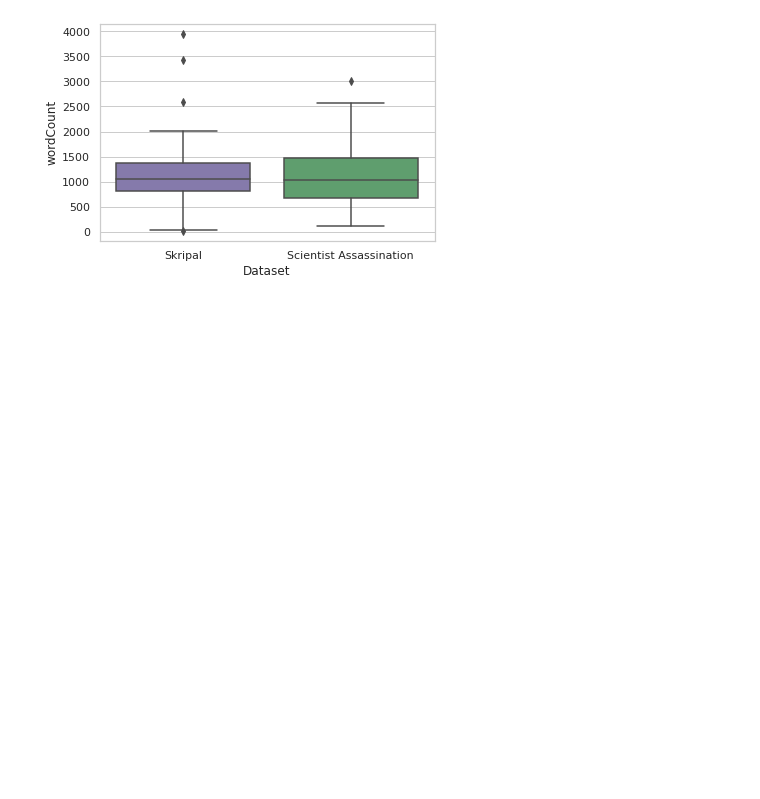
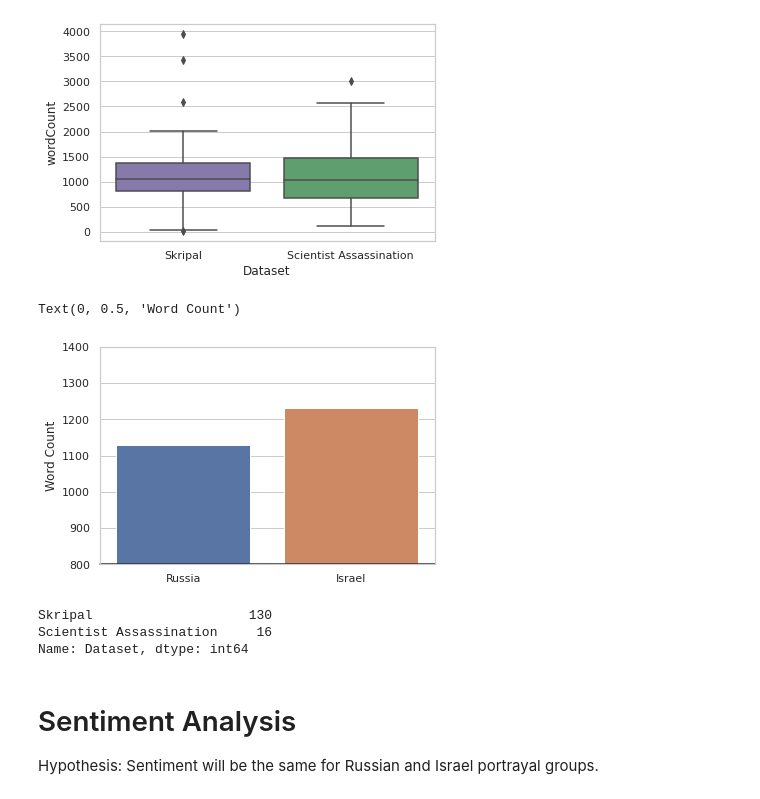
Before and after one commit to MatthiasRathbun/phil2_3127_fall2020, a Jupyter notebook: data/Analysis Sandbox - NYT.ipynb, the cells around one changed output. Drawn from its saved outputs; the diff is of its cells as text; code cells hidden in the pictures; blank space fills up the shorter version.

```diff
--- a/data/Analysis Sandbox - NYT.ipynb
+++ b/data/Analysis Sandbox - NYT.ipynb
@@ -144,3 +146,21 @@ sns.boxplot(x="Dataset", y="wordCount", palette=["m", "g"],
 # %% [output]
 <AxesSubplot:xlabel='Dataset', ylabel='wordCount'>
 [figure]
+# %%
+sns.barplot(x=['Russia', 'Israel'], y=[df[df['Dataset'] == "Skripal"]['wordCount'].mean(), df[df['Dataset'] == "Scientist Assassination"]['wordCount'].mean()], palette="deep")
+plt.axhline(800, color="k", clip_on=False)
+plt.ylim(800,1400)
+plt.ylabel("Word Count")
+# %% [output]
+Text(0, 0.5, 'Word Count')
+[figure, added]
+# %%
+df['Dataset'].value_counts()
+# %% [output]
+Skripal                    130
+Scientist Assassination     16
+Name: Dataset, dtype: int64
+# %% [markdown]
+# Sentiment Analysis
+
+Hypothesis: Sentiment will be the same for Russian and Israel portrayal groups.
```
Also changed, not shown: parts of 7 cells of this notebook.
